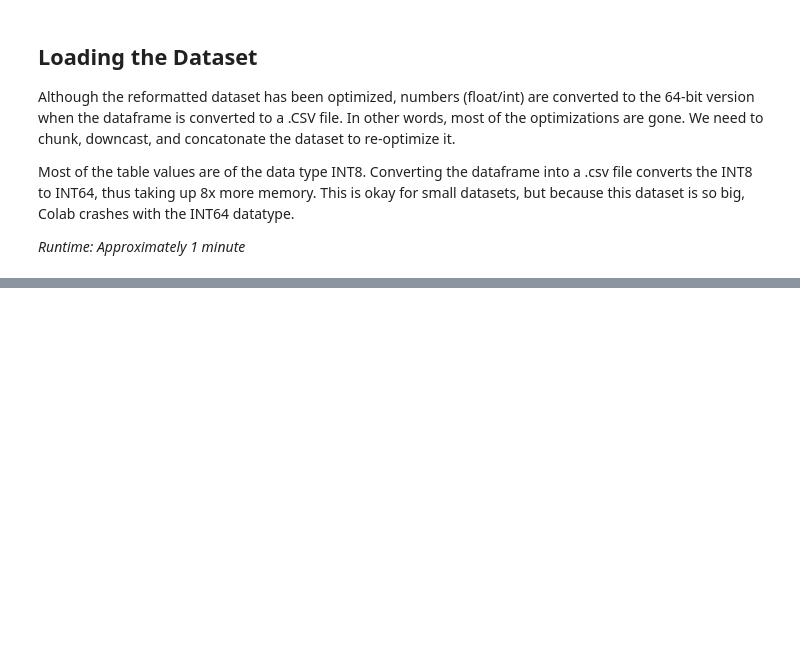
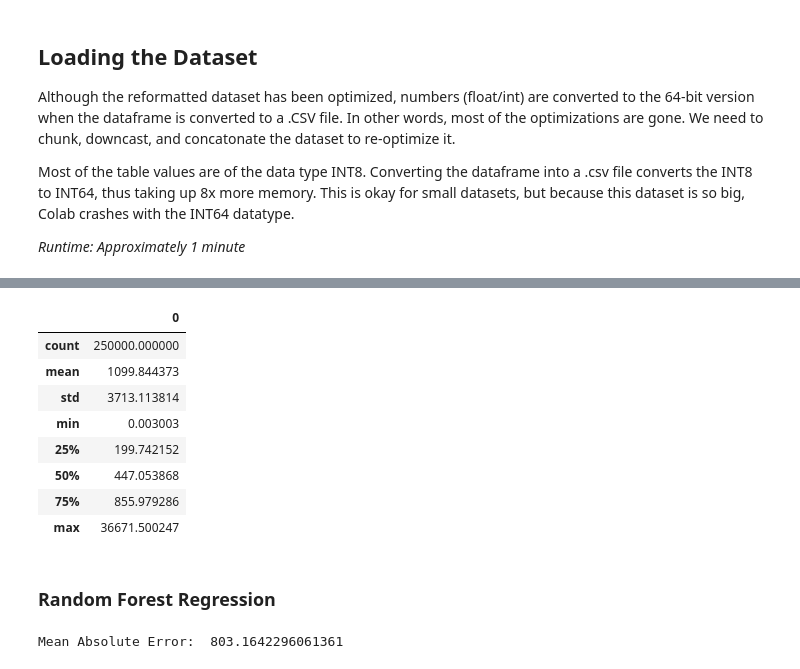
Before and after one commit to GOTWIC/AI-Chess-Engine, a Jupyter notebook: Chess_Engine.ipynb, the cells around one changed output, grey strips where cells are left out. Saved outputs shown, nothing was run; the diff lists cells and outputs as text; code cells hidden in the pictures; blank space fills up the shorter version.

```diff
--- a/Chess_Engine.ipynb
+++ b/Chess_Engine.ipynb
@@ -165,0 +249,23 @@ data.head()
+# %%
+y_val_arr = y_val.to_numpy()
+error_statistics = pd.DataFrame(abs(pred - y_val_arr))
+error_statistics.describe()
+# %% [output]
+|  | 0 |
+| count | 250000.000000 |
+| mean | 1099.844373 |
+| std | 3713.113814 |
+| min | 0.003003 |
+| 25% | 199.742152 |
+| 50% | 447.053868 |
+| 75% | 855.979286 |
+| max | 36671.500247 |
+# %% [markdown]
+### Random Forest Regression
+# %%
+forest_model = RandomForestRegressor(max_leaf_nodes=2, n_estimators=1, random_state=1)
+forest_model.fit(X_train, y_train)
+pred = forest_model.predict(X_val)
+print("Mean Absolute Error: ", mean_absolute_error(y_val, pred))
+# %% [output]
+Mean Absolute Error:  803.1642296061361
```
Also changed, not shown: parts of 19 cells of this notebook.
